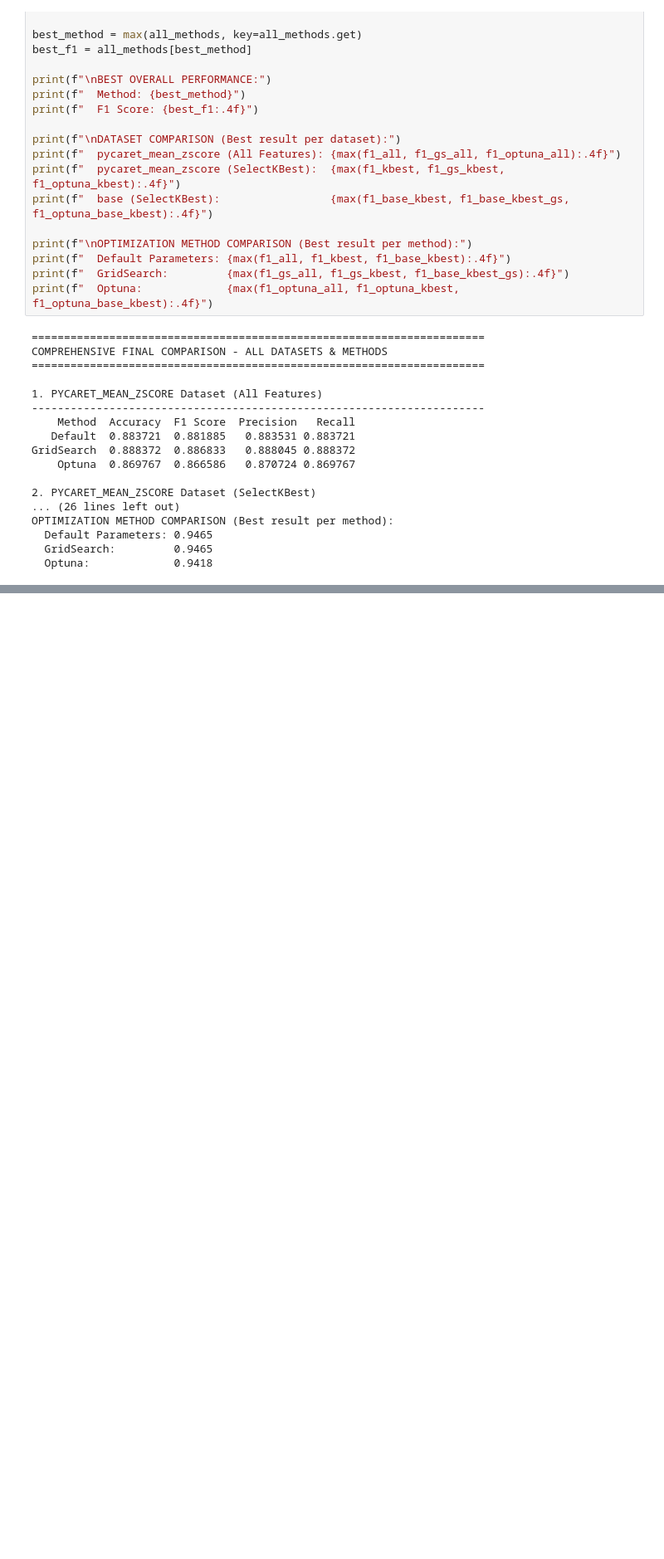
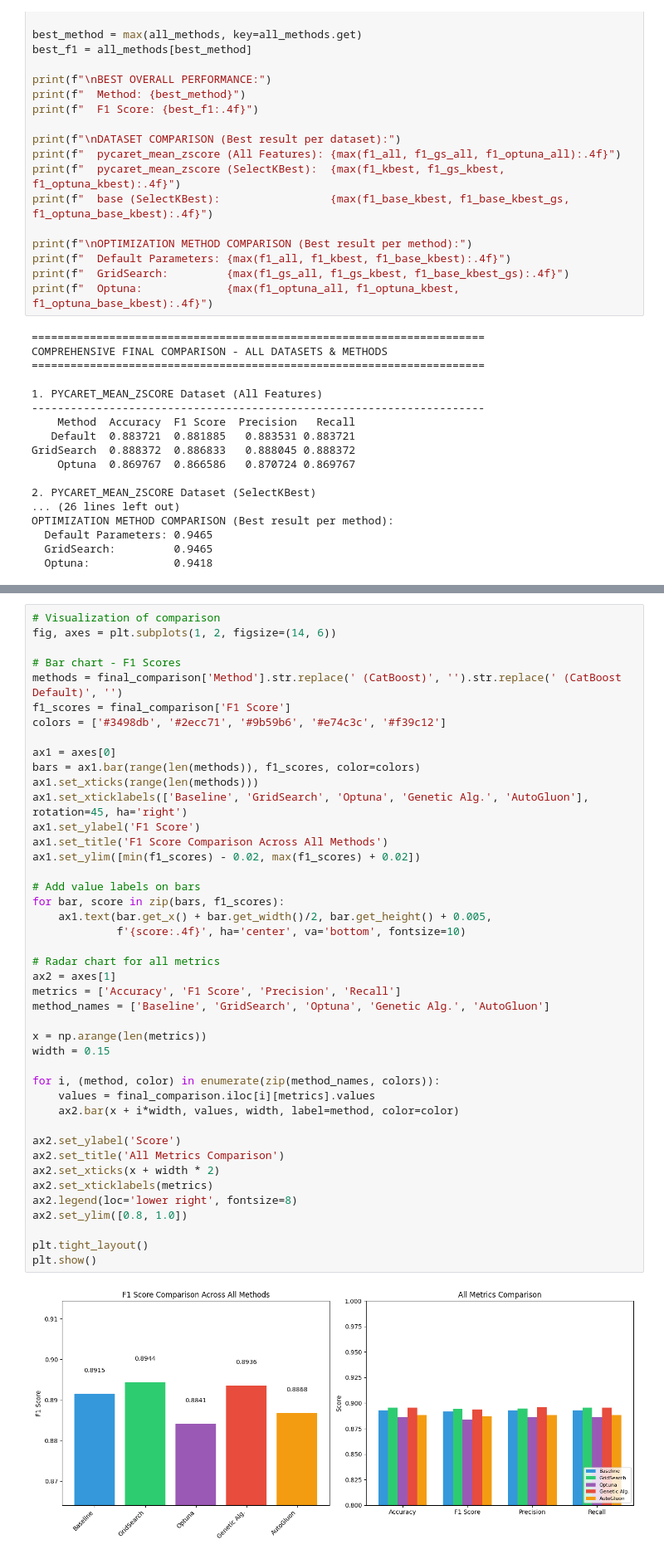
Before and after one commit to JakubDralus/advanced-machine-learning, a Jupyter notebook: optimization.ipynb, the cells around one changed output, grey strips where cells are left out. Shown at 83% size. Drawn from its saved outputs; the diff is of its cells as text; blank space fills up the shorter version.

```diff
--- a/optimization.ipynb
+++ b/optimization.ipynb
@@ -1305,0 +1797,45 @@ OPTIMIZATION METHOD COMPARISON (Best result per method):
+# %%
+# Visualization of comparison
+fig, axes = plt.subplots(1, 2, figsize=(14, 6))
+
+# Bar chart - F1 Scores
+methods = final_comparison['Method'].str.replace(' (CatBoost)', '').str.replace(' (CatBoost Default)', '')
+f1_scores = final_comparison['F1 Score']
+colors = ['#3498db', '#2ecc71', '#9b59b6', '#e74c3c', '#f39c12']
+
+ax1 = axes[0]
+bars = ax1.bar(range(len(methods)), f1_scores, color=colors)
+ax1.set_xticks(range(len(methods)))
+ax1.set_xticklabels(['Baseline', 'GridSearch', 'Optuna', 'Genetic Alg.', 'AutoGluon'], rotation=45, ha='right')
+ax1.set_ylabel('F1 Score')
+ax1.set_title('F1 Score Comparison Across All Methods')
+ax1.set_ylim([min(f1_scores) - 0.02, max(f1_scores) + 0.02])
+
+# Add value labels on bars
+for bar, score in zip(bars, f1_scores):
+    ax1.text(bar.get_x() + bar.get_width()/2, bar.get_height() + 0.005,
+             f'{score:.4f}', ha='center', va='bottom', fontsize=10)
+
+# Radar chart for all metrics
+ax2 = axes[1]
+metrics = ['Accuracy', 'F1 Score', 'Precision', 'Recall']
+method_names = ['Baseline', 'GridSearch', 'Optuna', 'Genetic Alg.', 'AutoGluon']
+
+x = np.arange(len(metrics))
+width = 0.15
+
+for i, (method, color) in enumerate(zip(method_names, colors)):
+    values = final_comparison.iloc[i][metrics].values
+    ax2.bar(x + i*width, values, width, label=method, color=color)
+
+ax2.set_ylabel('Score')
+ax2.set_title('All Metrics Comparison')
+ax2.set_xticks(x + width * 2)
+ax2.set_xticklabels(metrics)
+ax2.legend(loc='lower right', fontsize=8)
+ax2.set_ylim([0.8, 1.0])
+
+plt.tight_layout()
+plt.show()
+# %% [output]
+[figure, added]
```
Also changed, not shown: parts of 21 cells of this notebook, 33 other files.
